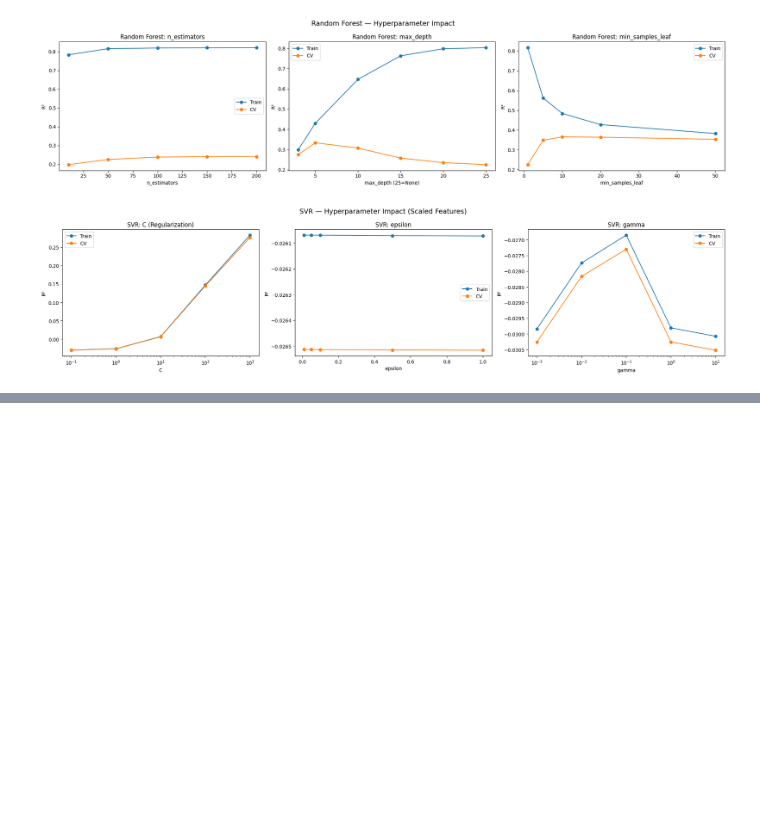
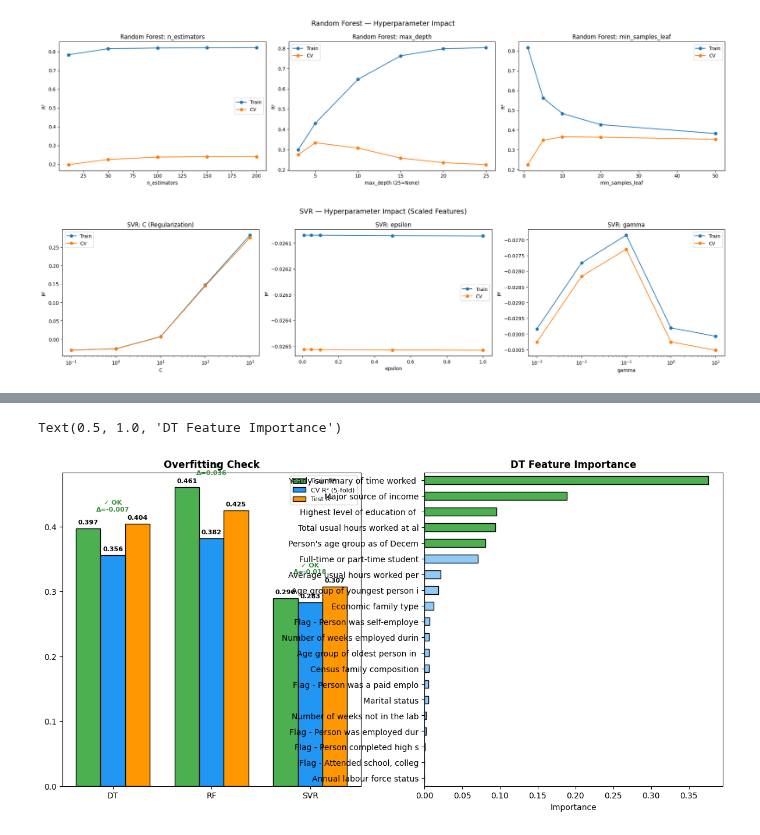
Before and after one commit to GetMeoutt/P2-Deliverable-2, a Jupyter notebook: Deliverable2.ipynb, the cells around one changed output, grey strips where cells are left out. Saved outputs shown, nothing was run; the diff lists cells and outputs as text; code cells hidden in the pictures; blank space fills up the shorter version.

```diff
--- a/Deliverable2.ipynb
+++ b/Deliverable2.ipynb
@@ -552,0 +867,46 @@ gc.collect()
+# %%
+# Overfitting Check + Feature Importance
+fig = plt.figure(figsize=(24, 7))
+gs = fig.add_gridspec(1, 3, width_ratios=[1, 1, 1.2])
+
+# Panel 1: Train vs CV vs Test R²
+ax1 = fig.add_subplot(gs[0])
+grids = {'Decision Tree': dt_grid, 'Random Forest': rf_grid, 'SVR': svr_grid}
+x = np.arange(3)
+w = 0.25
+
+train_r2 = [g.cv_results_['mean_train_score'][g.best_index_] for g in grids.values()]
+cv_r2 = [g.best_score_ for g in grids.values()]
+test_r2 = [tuned_map[m]['R2'] for m in grids]
+
+b1 = ax1.bar(x - w, train_r2, w, label='Train R²', color='#4CAF50', edgecolor='black')
+b2 = ax1.bar(x, cv_r2, w, label='CV R² (5-fold)', color='#2196F3', edgecolor='black')
+b3 = ax1.bar(x + w, test_r2, w, label='Test R²', color='#FF9800', edgecolor='black')
+
+for bars in [b1, b2, b3]:
+  for bar in bars:
+      ax1.text(bar.get_x() + bar.get_width()/2, bar.get_height() + 0.005,
+               f'{bar.get_height():.3f}', ha='center', va='bottom', fontsize=8, fontweight='bold')
+
+for i, name in enumerate(grids):
+  gap = train_r2[i] - test_r2[i]
+  lbl = '⚠ Overfit' if gap > 0.1 else '✓ OK'
+  clr = '#D32F2F' if gap > 0.1 else '#388E3C'
+  ax1.annotate(f'{lbl}\nΔ={gap:.3f}', xy=(i, max(train_r2[i], test_r2[i]) + 0.02),
+               ha='center', fontsize=8, fontweight='bold', color=clr)
+
+ax1.set_xticks(x)
+ax1.set_xticklabels(['DT', 'RF', 'SVR'], fontsize=10)
+ax1.set_title('Overfitting Check', fontsize=12, fontweight='bold')
+ax1.legend(fontsize=8)
+
+# Panel 2: DT Feature Importance
+ax2 = fig.add_subplot(gs[1])
+imp_dt = pd.Series(dt_best.feature_importances_, index=[f[:30] for f in features]).sort_values()
+colors_dt = ['#4CAF50' if v >= imp_dt.quantile(0.75) else '#90CAF9' for v in imp_dt]
+imp_dt.plot(kind='barh', ax=ax2, color=colors_dt, edgecolor='black')
+ax2.set_xlabel('Importance')
+ax2.set_title('DT Feature Importance', fontsize=12, fontweight='bold')
+# %% [output]
+Text(0.5, 1.0, 'DT Feature Importance')
+[figure, added]
```
Also changed, not shown: parts of 14 cells of this notebook, 2 other files.
